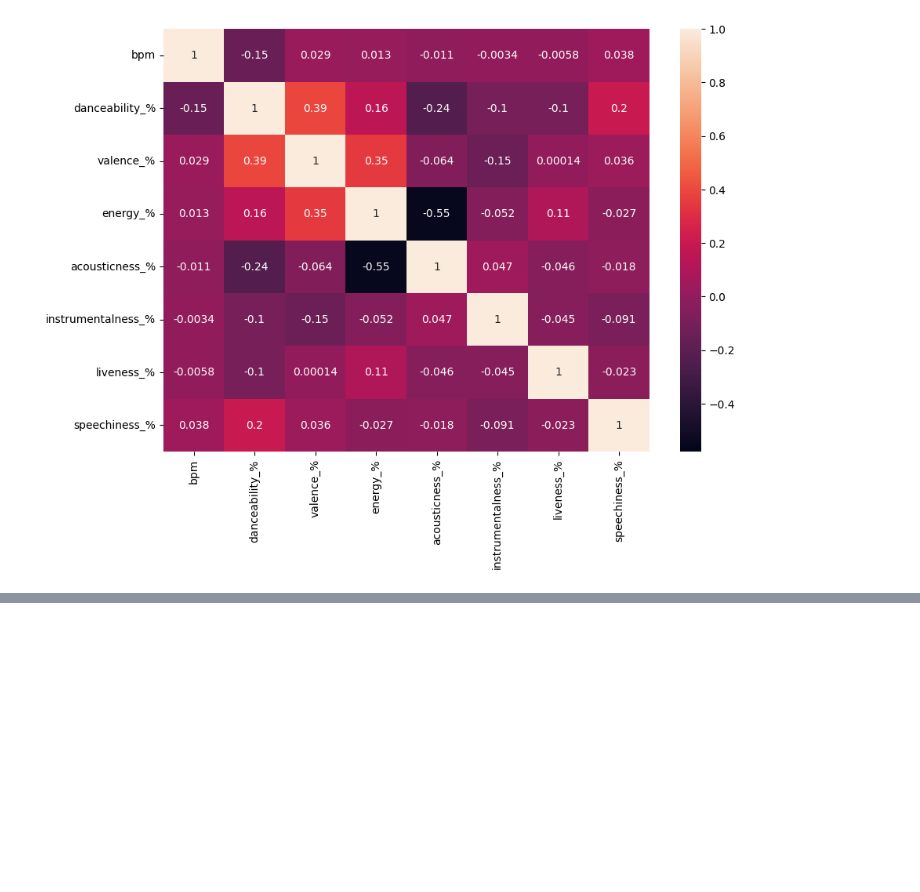
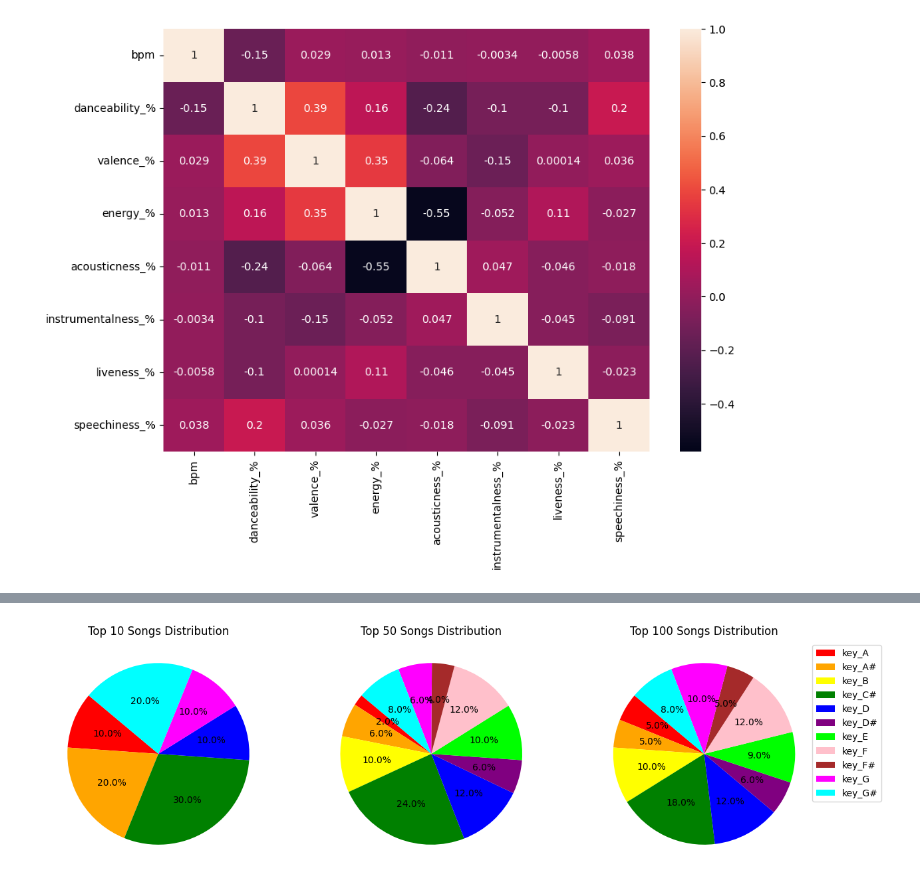
Before and after one commit to zina1t/Spotify-Charts-Data-Analysis, a Jupyter notebook: spotify.ipynb, the cells around one changed output, grey strips where cells are left out. Saved outputs shown, nothing was run; the diff lists cells and outputs as text; code cells hidden in the pictures; blank space fills up the shorter version.

```diff
--- a/spotify.ipynb
+++ b/spotify.ipynb
@@ -341,0 +302,34 @@ print(nan_values)
+# %%
+key_colors = {
+    'key_A' : 'red',
+    'key_A#' : 'orange',
+    'key_B' : 'yellow',
+    'key_C#' : 'green',
+    'key_D' : 'blue',
+    'key_D#' : 'purple',
+    'key_E' : 'lime',
+    'key_F' : 'pink',
+    'key_F#' : 'brown',
+    'key_G' : 'magenta',
+    'key_G#' : 'cyan'
+}
+
+key_columns = ['key_A', 'key_A#', 'key_B', 'key_C#', 'key_D', 'key_D#', 'key_E', 'key_F', 'key_F#', 'key_G', 'key_G#']
+
+dataframes = [top_10_songs, top_50_songs, top_100_songs]
+
+fig, axes = plt.subplots(1, len(dataframes), figsize=(15, 5))
+
+chart_titles = ['Top 10 Songs Distribution', 'Top 50 Songs Distribution', 'Top 100 Songs Distribution']
+# create 3 pie charts for the top 10, top 50, top 100 popular tracks based on keys, without labels and with the legend
+for i, df in enumerate(dataframes):
+    plt.sca(axes[i])
+    key_counts = df[key_columns].eq(1).sum()
+    key_counts_filtered = key_counts[key_counts > 0]
+    plt.pie(key_counts_filtered, labels=None, startangle=140, autopct='%.1f%%', colors=[key_colors[key] for key in key_counts_filtered.index])
+    plt.title(chart_titles[i])
+legend_labels = [key for key in key_counts_filtered.index]
+plt.legend(legend_labels, loc='upper right', bbox_to_anchor=(1.3, 1))
+plt.show()
+# %% [output]
+[figure, added]
```
Also changed, not shown: parts of 34 cells of this notebook.
